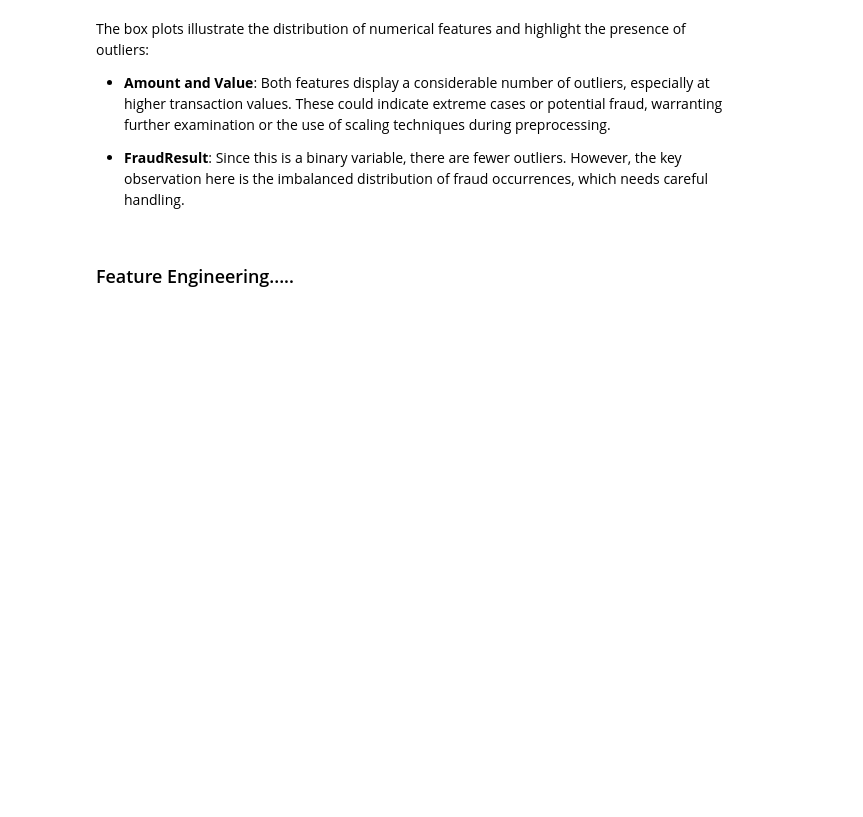
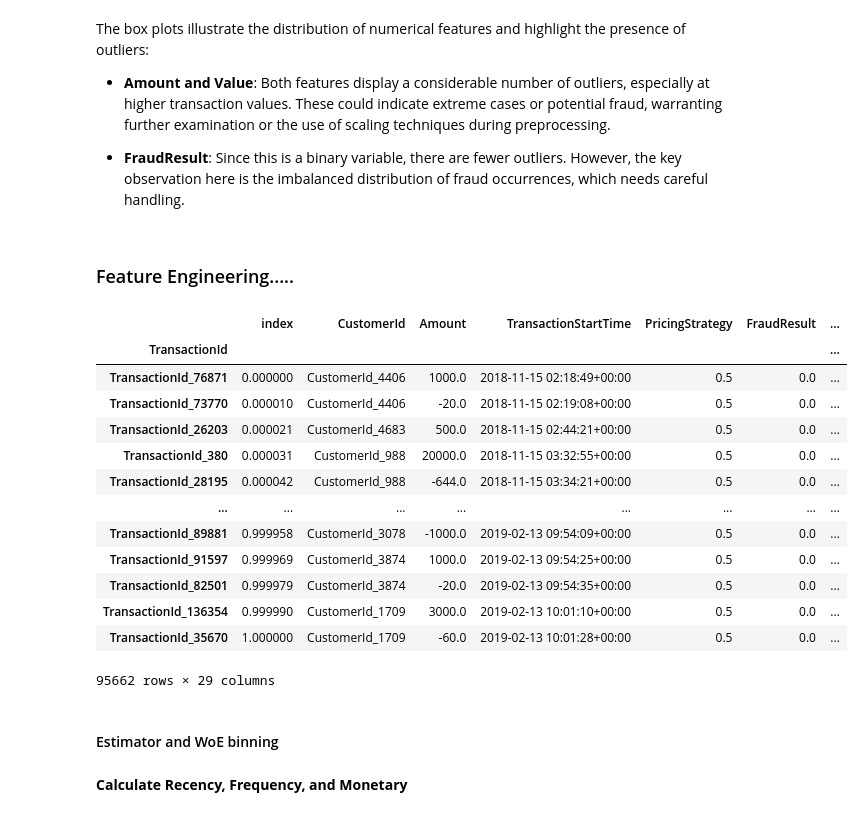
Before and after one commit to Temesgenasmamaw/Bati_Bank_Credit-Scoring-Model, a Jupyter notebook: notebooks/Credit_risk.ipynb, the cells around one changed output. Saved outputs shown, nothing was run; the diff lists cells and outputs as text; code cells hidden in the pictures; blank space fills up the shorter version.

```diff
--- a/notebooks/EDA.ipynb
+++ b/notebooks/Credit_risk.ipynb
@@ -195,0 +202,52 @@ The box plots illustrate the distribution of numerical features and highlight th
+# %%
+if __name__ == '__main__':
+    # Make a copy of the dataframe and reset the index
+    df_copy = data.copy().reset_index()
+
+    # Identify columns to exclude and categorical columns to encode
+    cols_to_drop = ['ProductId', 'BatchId', 'AccountId', 'ProviderId', 'SubscriptionId',
+                    'Value', 'CountryCode', 'CurrencyCode']
+    cat_features = ['ProductCategory', 'ChannelId']
+
+    # Drop the identified columns
+    df_copy.drop(columns=cols_to_drop, inplace=True)
+    # Create aggregate features
+    df_with_agg_features = feature_engineer.create_aggregate_features(df_copy)
+
+    # Create transaction-based features
+    df_with_transaction_features = feature_engineer.create_transaction_features(df_with_agg_features)
+
+    # Extract time features
+    df_with_time_features = feature_engineer.extract_time_features(df_with_transaction_features)
+
+    # Encode categorical features
+    df_encoded = feature_engineer.encode_categorical_features(df_with_time_features, cat_features)
+
+    # Handle missing values
+    df_cleaned = feature_engineer.handle_missing_values(df_encoded)
+
+    # Identify numerical columns to normalize, excluding specified columns like 'Amount' and 'FraudResult'
+    numeric_cols = df_cleaned.select_dtypes(include='number').columns.tolist()
+    exclude_cols = ['Amount', 'FraudResult']  # Add any other columns you wish to exclude from normalization
+    numeric_cols = [col for col in numeric_cols if col not in exclude_cols]
+
+    # Normalize numerical features
+    df_normalized = feature_engineer.normalize_numerical_features(df_cleaned, numeric_cols, method='normalize')
+# %%
+
+df_normalized
+# %% [output]
+|  | index | CustomerId | Amount | TransactionStartTime | PricingStrategy | FraudResult | ... |
+| TransactionId |  |  |  |  |  |  | ... |
+| TransactionId_76871 | 0.000000 | CustomerId_4406 | 1000.0 | 2018-11-15 02:18:49+00:00 | 0.5 | 0.0 | ... |
+| TransactionId_73770 | 0.000010 | CustomerId_4406 | -20.0 | 2018-11-15 02:19:08+00:00 | 0.5 | 0.0 | ... |
+| TransactionId_26203 | 0.000021 | CustomerId_4683 | 500.0 | 2018-11-15 02:44:21+00:00 | 0.5 | 0.0 | ... |
+| TransactionId_380 | 0.000031 | CustomerId_988 | 20000.0 | 2018-11-15 03:32:55+00:00 | 0.5 | 0.0 | ... |
+| TransactionId_28195 | 0.000042 | CustomerId_988 | -644.0 | 2018-11-15 03:34:21+00:00 | 0.5 | 0.0 | ... |
+| ... | ... | ... | ... | ... | ... | ... | ... |
+| TransactionId_89881 | 0.999958 | CustomerId_3078 | -1000.0 | 2019-02-13 09:54:09+00:00 | 0.5 | 0.0 | ... |
+| TransactionId_91597 | 0.999969 | CustomerId_3874 | 1000.0 | 2019-02-13 09:54:25+00:00 | 0.5 | 0.0 | ... |
+| TransactionId_82501 | 0.999979 | CustomerId_3874 | -20.0 | 2019-02-13 09:54:35+00:00 | 0.5 | 0.0 | ... |
+| TransactionId_136354 | 0.999990 | CustomerId_1709 | 3000.0 | 2019-02-13 10:01:10+00:00 | 0.5 | 0.0 | ... |
+| TransactionId_35670 | 1.000000 | CustomerId_1709 | -60.0 | 2019-02-13 10:01:28+00:00 | 0.5 | 0.0 | ... |
+95662 rows × 29 columns
@@ -195,0 +257,4 @@ The box plots illustrate the distribution of numerical features and highlight th
+# %% [markdown]
+#### Estimator and WoE binning
+# %% [markdown]
+**Calculate Recency, Frequency, and Monetary**
```
Also changed, not shown: parts of 35 cells of this notebook, 3 other files.
